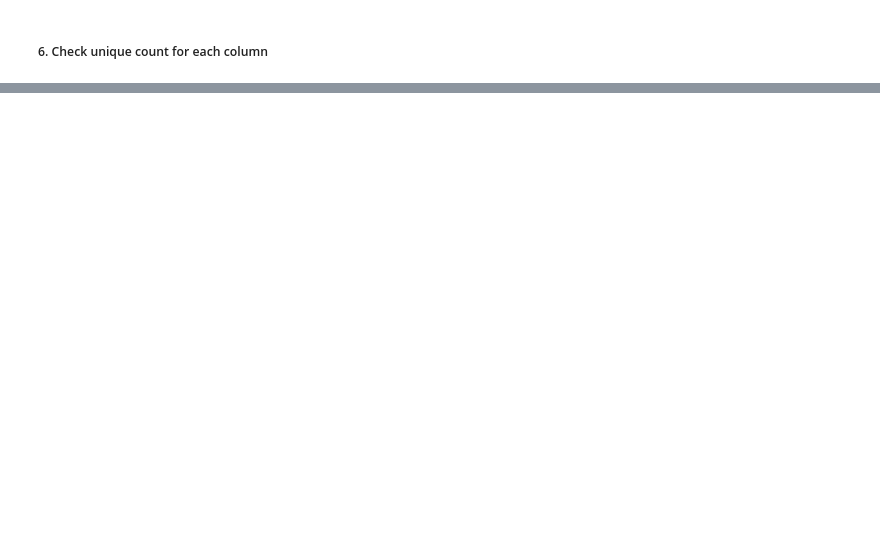
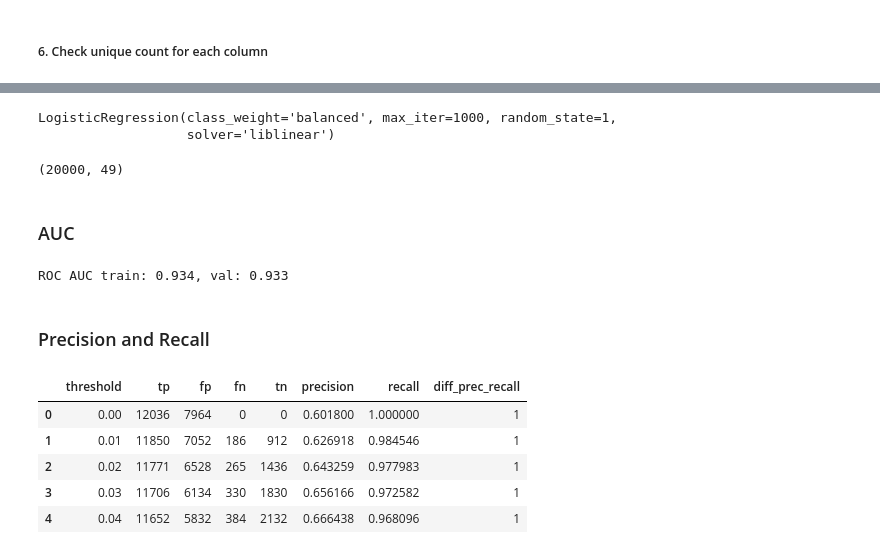
Before and after one commit to huanruizhang111/Machine-Learning-Zoomcamp-2025, a Jupyter notebook: Projects/Diabetes_Risk_Prediction/notebook.ipynb, the cells around one changed output, grey strips where cells are left out. Cells and saved outputs as stored; diff of their text form; code cells hidden in the pictures; blank space fills up the shorter version.

Commit message:
Model training (need to remove K-fold as the dataset is large enough)

```diff
--- a/Projects/Diabetes_Risk_Prediction/notebook.ipynb
+++ b/Projects/Diabetes_Risk_Prediction/notebook.ipynb
@@ -124,0 +232,6 @@ dtype: int64
+# %%
+from sklearn.feature_extraction import DictVectorizer
+dv = DictVectorizer(sparse=False)
+dv.fit(train_dict)
+X_train = dv.transform(train_dict)
+dv.get_feature_names_out()
@@ -124,0 +273,53 @@ dtype: int64
+# %%
+from sklearn.linear_model import LogisticRegression
+model = LogisticRegression(solver='liblinear', C=1.0, max_iter=1000, class_weight='balanced', random_state=1)
+model.fit(X_train, y_train)
+# %% [output]
+LogisticRegression(class_weight='balanced', max_iter=1000, random_state=1,
+                   solver='liblinear')
+# %%
+val_dict = df_val[categoricals + numericals].to_dict(orient='records')
+X_val = dv.transform(val_dict)
+X_val.shape
+# %% [output]
+(20000, 49)
+# %% [markdown]
+### AUC
+# %%
+from sklearn.metrics import roc_auc_score
+y_train_pred = model.predict_proba(X_train)[:,1]
+auc_train = roc_auc_score(y_train, y_train_pred)
+
+y_pred = model.predict_proba(X_val)[:,1]
+auc_val = roc_auc_score(y_val, y_pred)
+print(f'ROC AUC train: {auc_train:.3f}, val: {auc_val:.3f}')
+# %% [output]
+ROC AUC train: 0.934, val: 0.933
+# %% [markdown]
+### Precision and Recall
+# %%
+import numpy as np
+scores = []
+
+thresholds = np.linspace(0, 1, 101)
+
+for t in thresholds:
+    tp = ((y_pred >= t) & (y_val == 1)).sum()
+    fp = ((y_pred >= t) & (y_val == 0)).sum()
+    fn = ((y_pred < t) & (y_val == 1)).sum()
+    tn = ((y_pred < t) & (y_val == 0)).sum()
+    scores.append((t, tp, fp, fn, tn))
+
+df_scores = pd.DataFrame(scores)
+df_scores.columns = ['threshold', 'tp', 'fp', 'fn', 'tn']
+df_scores['precision'] = (df_scores['tp'] / (df_scores['tp'] + df_scores['fp'])).fillna(0)
+df_scores['recall'] = (df_scores['tp'] / (df_scores['tp'] + df_scores['fn'])).fillna(0)
+df_scores['diff_prec_recall'] = ((df_scores['precision'] - df_scores['recall']) < 0).astype(int)
+df_scores.head()
+# %% [output]
+|  | threshold | tp | fp | fn | tn | precision | recall | diff_prec_recall |
+| 0 | 0.00 | 12036 | 7964 | 0 | 0 | 0.601800 | 1.000000 | 1 |
+| 1 | 0.01 | 11850 | 7052 | 186 | 912 | 0.626918 | 0.984546 | 1 |
+| 2 | 0.02 | 11771 | 6528 | 265 | 1436 | 0.643259 | 0.977983 | 1 |
+| 3 | 0.03 | 11706 | 6134 | 330 | 1830 | 0.656166 | 0.972582 | 1 |
+| 4 | 0.04 | 11652 | 5832 | 384 | 2132 | 0.666438 | 0.968096 | 1 |
```
Also changed, not shown: parts of 39 cells of this notebook.
